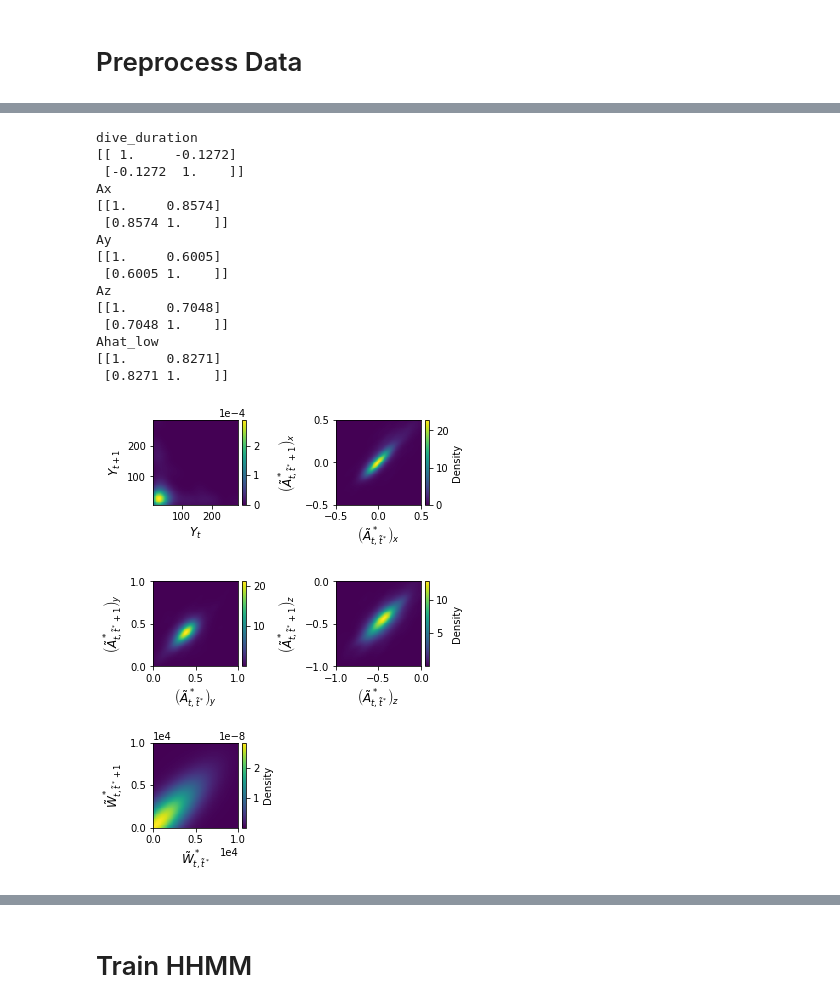
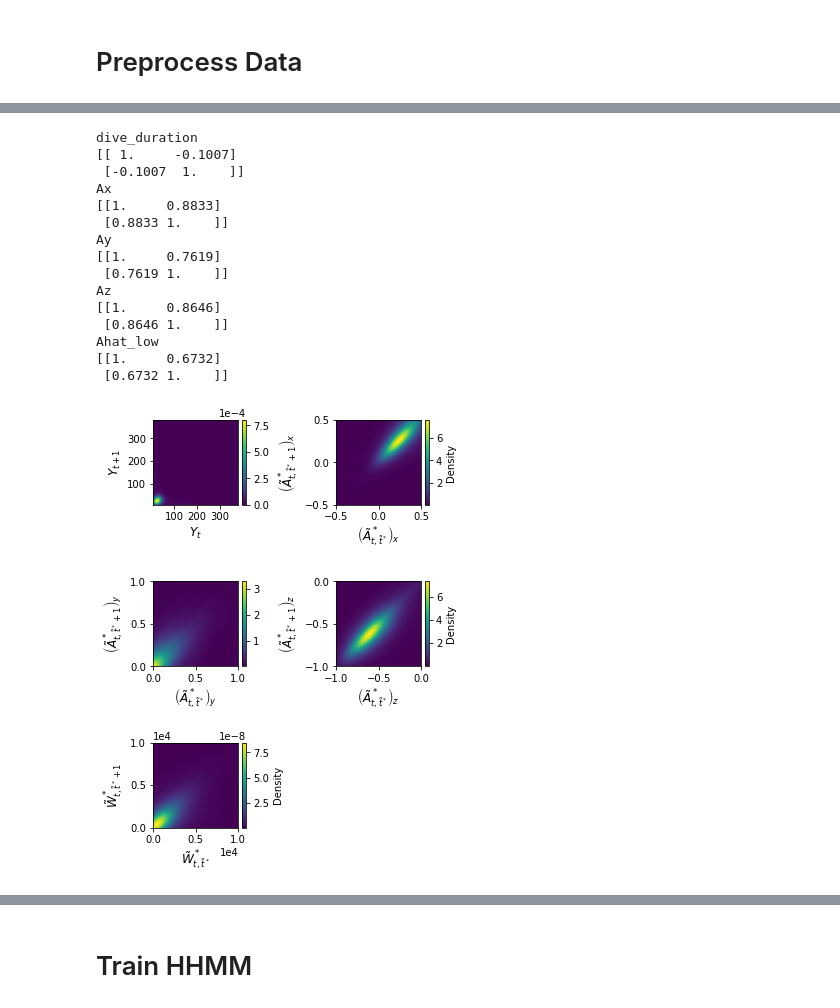
Before and after one commit to evsi8432/CarHHMM, a Jupyter notebook: Code/Final_Code.ipynb, the cells around one changed output, grey strips where cells are left out. Cells and saved outputs as stored; diff of their text form; code cells hidden in the pictures.

```diff
--- a/Code/Final_Code.ipynb
+++ b/Code/Final_Code.ipynb
@@ -47,11 +44,40 @@ model = 'CarHHMM2'
+# %%
+train_new = True
+
+#model = 'CarHMM'
+#model = 'HHMM'
+#model = 'CarHHMM1'
+model = 'CarHHMM2'
+
+#whale = '20190902-182840-CATs_OB_1'
+whale = '20200822-170001-Gikumi_CC_130'
+
+year = whale[:4]
+
+s_dive = 0
+e_dive = 832 #267
+
+share_fine_states = True
+
+HHMM_file = '../../Params/%s/%s_%s_%s_%s' % (year,whale,s_dive,e_dive,model)
 # %%
 pars = Parameters.Parameters()
+
+pars.cvc_file = '../Data/%s/%s.cvc' % (year,whale)
+pars.csv_file = '../Data/%s/%s_001.csv' % (year,whale)
+
+pars.stime = '2020-08-22 08:15:00'
+pars.etime = '2020-08-22 15:45:00'
+pars.drop_times = []
+
+pars.share_fine_states = share_fine_states
 
 pars.features = [{'dive_duration':{'corr':False,'f':'gamma'}},
                  {'Ax':{'corr':True,'f':'normal'},
                   'Ay':{'corr':True,'f':'normal'},
                   'Az':{'corr':True,'f':'normal'},
                   'Ahat_low':{'thresh':5,'corr':False,'f':'gamma'}}]
+
 pars.K = [2,3]
 if model == 'CarHMM':
     pars.K = [1,3]
@@ -70,7 +93,0 @@ np.set_printoptions(suppress=True,precision=4)
-# %%
-s_dive = 0
-e_dive = 266
-pars.share_fine_states = True
-HHMM_file = '../../Params/data/%s_k_%s_%s_dives_same_fine_states_long' % (model,pars.K[0],pars.K[1])
-#HHMM_file = '../Params/Data_%s_k_%s_%s_dives_same_fine_states' % (model,pars.K[0],pars.K[1])
-print(HHMM_file)
@@ -282,31 +247,31 @@ plt.show()
 # %%
 importlib.reload(Visualisor)
 viz = Visualisor.Visualisor(pars,data,df)
 viz.lagplot(lims={'peak_jerk':[0,50],
                   'roll_at_pj':[0,1],
                   'heading_var':[0,0.2],
                   'Ahat_low':[0,10000],
                   'FoVeDBA_high':[0,10],
                   'Vz':[-5,5],
                   'Ax':[-0.5,0.5],
                   'Ay':[0,1.0],
                   'Az':[-1.0,0.0]},
-           file = '../Plots/%s_lagplot.png'%model)
+           file = '../Plots/%s/%s_%s_%s_%s_lagplot.png' % (year,whale,s_dive,e_dive,model))
 # %% [output]
 dive_duration
-[[ 1.     -0.1272]
- [-0.1272  1.    ]]
+[[ 1.     -0.1007]
+ [-0.1007  1.    ]]
 Ax
-[[1.     0.8574]
- [0.8574 1.    ]]
+[[1.     0.8833]
+ [0.8833 1.    ]]
 Ay
-[[1.     0.6005]
- [0.6005 1.    ]]
+[[1.     0.7619]
+ [0.7619 1.    ]]
 Az
-[[1.     0.7048]
- [0.7048 1.    ]]
+[[1.     0.8646]
+ [0.8646 1.    ]]
 Ahat_low
-[[1.     0.8271]
- [0.8271 1.    ]]
+[[1.     0.6732]
+ [0.6732 1.    ]]
-[figure, old version]
+[figure, new version]
 # %%
```
Also changed, not shown: parts of 26 cells of this notebook, 6 other files.
